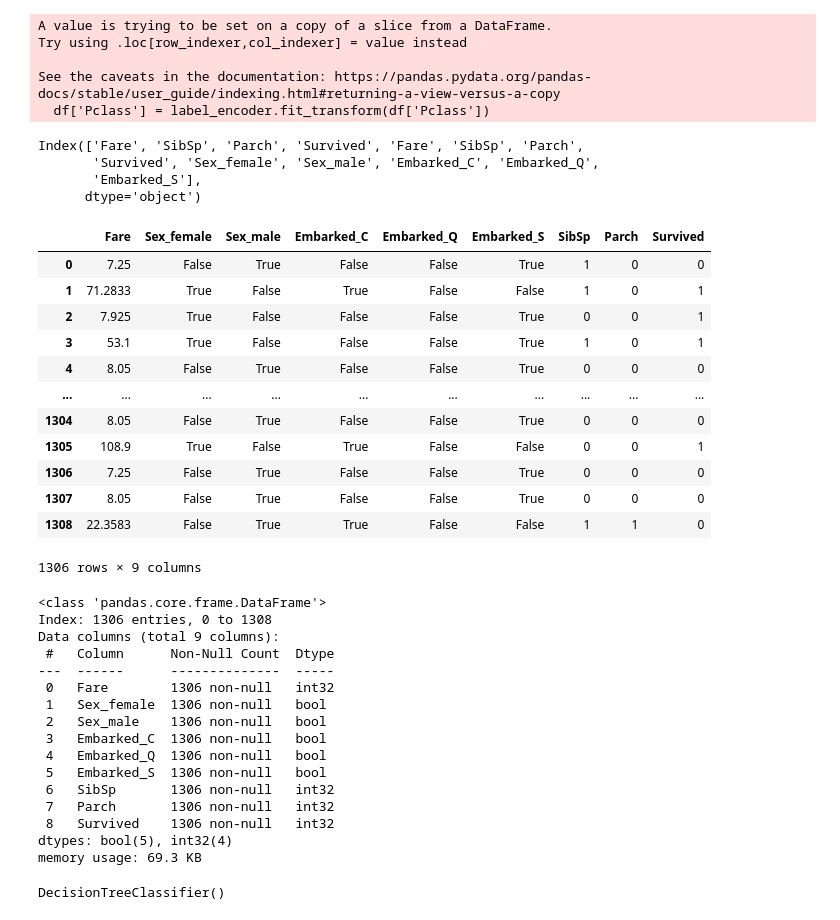
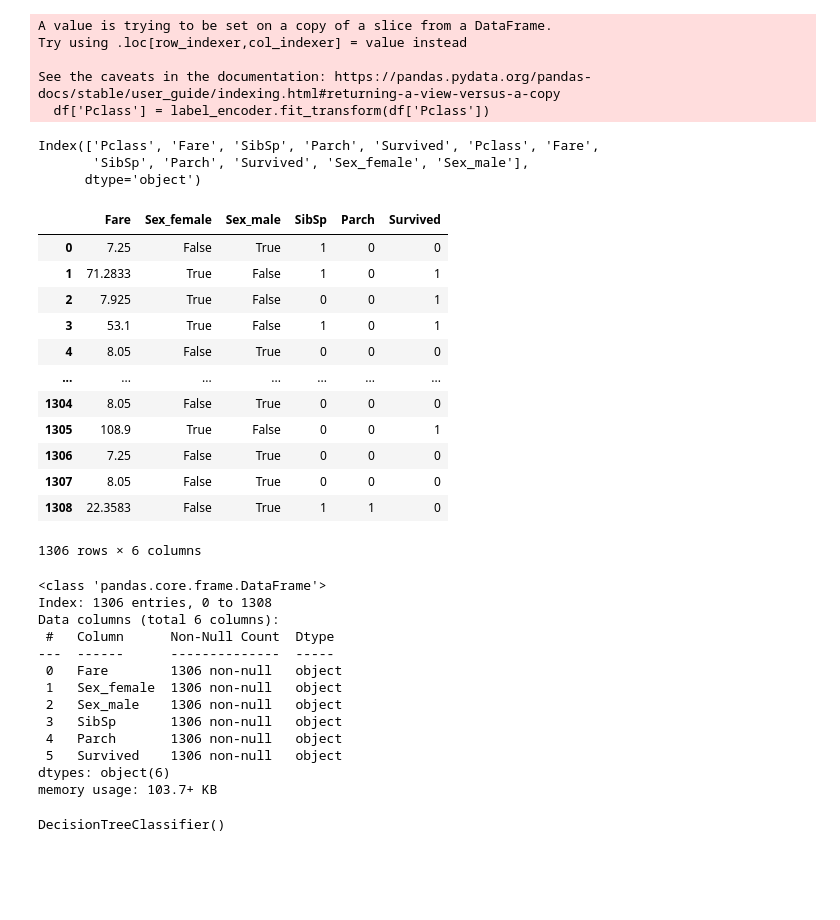
Before and after one commit to JOCRZ/Data-Science-Diploma, a Jupyter notebook: Machine-Learning/Decision-Tree/Project1/EDA.ipynb, the cells around one changed output. Saved outputs shown, nothing was run; the diff lists cells and outputs as text; code cells hidden in the pictures; blank space fills up the shorter version.

```diff
--- a/Machine-Learning/Decision-Tree/Project1/EDA.ipynb
+++ b/Machine-Learning/Decision-Tree/Project1/EDA.ipynb
@@ -188,7 +196,7 @@ pd.Series(score, index=df.columns[:-1]).sort_values(ascending=True).plot(kind='b
 <Axes: >
 [figure]
 # %%
-df = df[['Sex','Pclass','Fare','SibSp','Parch','Embarked','Survived']]
+df = df[['Sex','Pclass','Fare','SibSp','Parch','Survived']]
 # %%
 from sklearn.preprocessing import LabelEncoder
 
@@ -201,56 +209,52 @@ Try using .loc[row_indexer,col_indexer] = value instead
 See the caveats in the documentation: https://pandas.pydata.org/pandas-docs/stable/user_guide/indexing.html#returning-a-view-versus-a-copy
   df['Pclass'] = label_encoder.fit_transform(df['Pclass'])
 # %%
-columns_to_encode = ['Sex','Embarked']
+columns_to_encode = ['Sex']
 encoded_columns = pd.get_dummies(df, columns=columns_to_encode)
 df = pd.concat([df, encoded_columns], axis=1)
 df = df.drop(columns_to_encode, axis=1)
 # %%
 df.columns
 # %% [output]
-Index(['Fare', 'SibSp', 'Parch', 'Survived', 'Fare', 'SibSp', 'Parch',
-       'Survived', 'Sex_female', 'Sex_male', 'Embarked_C', 'Embarked_Q',
-       'Embarked_S'],
+Index(['Pclass', 'Fare', 'SibSp', 'Parch', 'Survived', 'Pclass', 'Fare',
+       'SibSp', 'Parch', 'Survived', 'Sex_female', 'Sex_male'],
       dtype='object')
 # %%
 df = df.T.drop_duplicates().T
 # %%
-order = ['Fare','Sex_female','Sex_male','Embarked_C','Embarked_Q','Embarked_S','SibSp','Parch','Survived']
+order = ['Fare','Sex_female','Sex_male','SibSp','Parch','Survived']
 df = df[order]
 df
 # %% [output]
-|  | Fare | Sex_female | Sex_male | Embarked_C | Embarked_Q | Embarked_S | SibSp | Parch | Survived |
-| 0 | 7.25 | False | True | False | False | True | 1 | 0 | 0 |
-| 1 | 71.2833 | True | False | True | False | False | 1 | 0 | 1 |
-| 2 | 7.925 | True | False | False | False | True | 0 | 0 | 1 |
-| 3 | 53.1 | True | False | False | False | True | 1 | 0 | 1 |
-| 4 | 8.05 | False | True | False | False | True | 0 | 0 | 0 |
-| ... | ... | ... | ... | ... | ... | ... | ... | ... | ... |
-| 1304 | 8.05 | False | True | False | False | True | 0 | 0 | 0 |
-| 1305 | 108.9 | True | False | True | False | False | 0 | 0 | 1 |
-| 1306 | 7.25 | False | True | False | False | True | 0 | 0 | 0 |
-| 1307 | 8.05 | False | True | False | False | True | 0 | 0 | 0 |
-| 1308 | 22.3583 | False | True | True | False | False | 1 | 1 | 0 |
+|  | Fare | Sex_female | Sex_male | SibSp | Parch | Survived |
+| 0 | 7.25 | False | True | 1 | 0 | 0 |
+| 1 | 71.2833 | True | False | 1 | 0 | 1 |
+| 2 | 7.925 | True | False | 0 | 0 | 1 |
+| 3 | 53.1 | True | False | 1 | 0 | 1 |
+| 4 | 8.05 | False | True | 0 | 0 | 0 |
+| ... | ... | ... | ... | ... | ... | ... |
+| 1304 | 8.05 | False | True | 0 | 0 | 0 |
+| 1305 | 108.9 | True | False | 0 | 0 | 1 |
+| 1306 | 7.25 | False | True | 0 | 0 | 0 |
+| 1307 | 8.05 | False | True | 0 | 0 | 0 |
+| 1308 | 22.3583 | False | True | 1 | 1 | 0 |
-1306 rows × 9 columns
+1306 rows × 6 columns
 # %%
 df.info()
 # %% [output]
 <class 'pandas.core.frame.DataFrame'>
 Index: 1306 entries, 0 to 1308
-Data columns (total 9 columns):
+Data columns (total 6 columns):
  #   Column      Non-Null Count  Dtype
 ---  ------      --------------  -----
- 0   Fare        1306 non-null   int32
- 1   Sex_female  1306 non-null   bool
- 2   Sex_male    1306 non-null   bool
- 3   Embarked_C  1306 non-null   bool
- 4   Embarked_Q  1306 non-null   bool
- 5   Embarked_S  1306 non-null   bool
- 6   SibSp       1306 non-null   int32
- 7   Parch       1306 non-null   int32
- 8   Survived    1306 non-null   int32
-dtypes: bool(5), int32(4)
-memory usage: 69.3 KB
+ 0   Fare        1306 non-null   object
+ 1   Sex_female  1306 non-null   object
+ 2   Sex_male    1306 non-null   object
+ 3   SibSp       1306 non-null   object
+ 4   Parch       1306 non-null   object
+ 5   Survived    1306 non-null   object
+dtypes: object(6)
+memory usage: 103.7+ KB
 # %%
 
 columns_to_convert = ['Fare', 'Survived', 'Parch','SibSp']
```
Also changed, not shown: parts of 6 cells of this notebook, 2 other files.
